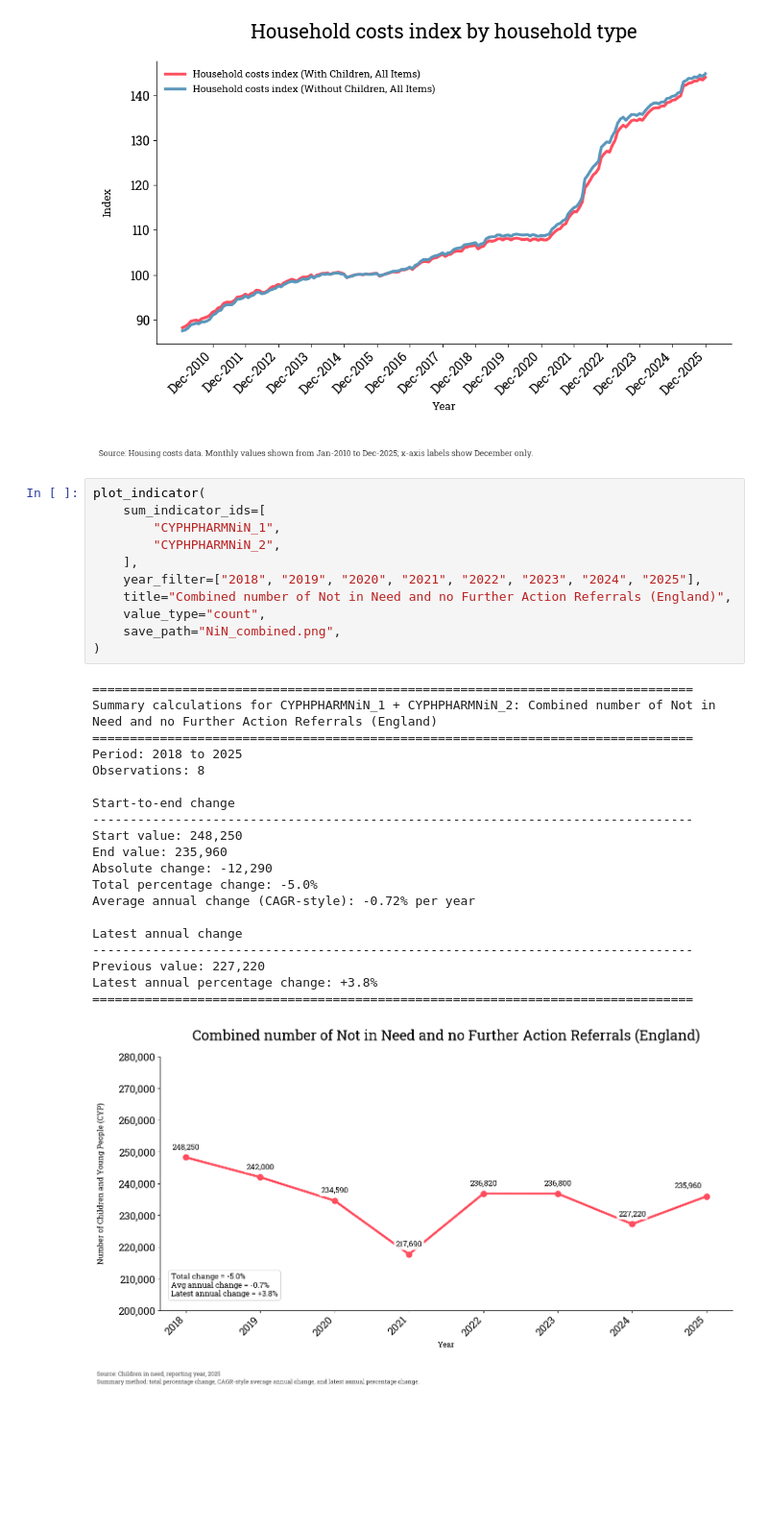
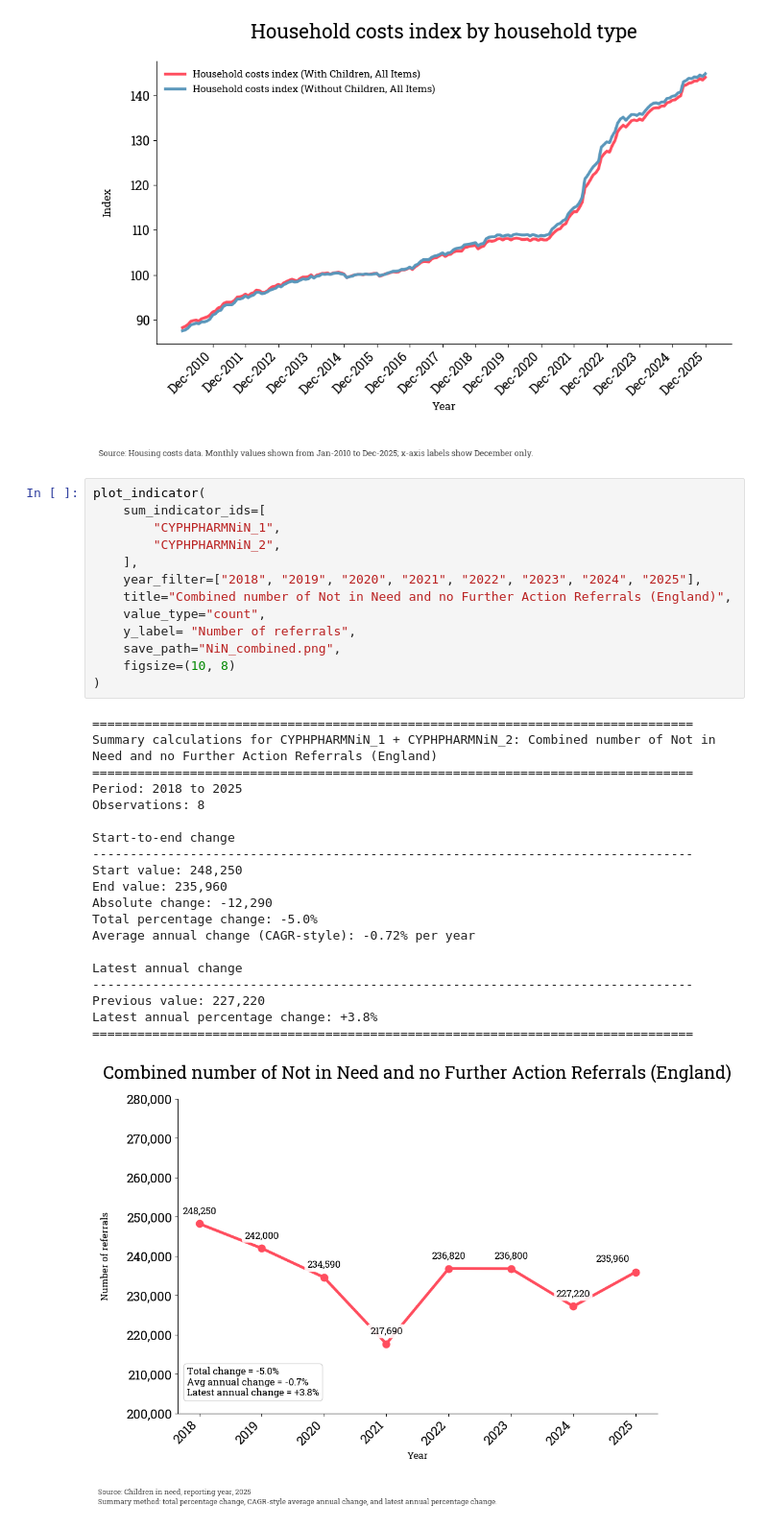
Before and after one commit to maluCYL/state_of_the_nation, a Jupyter notebook: scripts/single_graphs.ipynb, the cells around one changed output. Shown at 96% size. Cells and saved outputs as stored; diff of their text form; blank space fills up the shorter version.

```diff
--- a/scripts/single_graphs.ipynb
+++ b/scripts/single_graphs.ipynb
@@ -91,31 +130,33 @@ housing_costs_result = housing_costs_graph(
 plot_indicator(
     sum_indicator_ids=[
         "CYPHPHARMNiN_1",
         "CYPHPHARMNiN_2",
     ],
     year_filter=["2018", "2019", "2020", "2021", "2022", "2023", "2024", "2025"],
     title="Combined number of Not in Need and no Further Action Referrals (England)",
     value_type="count",
+    y_label= "Number of referrals",
     save_path="NiN_combined.png",
+    figsize=(10, 8)
 )
 # %% [output]
 ================================================================================
 Summary calculations for CYPHPHARMNiN_1 + CYPHPHARMNiN_2: Combined number of Not in Need and no Further Action Referrals (England)
 ================================================================================
 Period: 2018 to 2025
 Observations: 8
 
 Start-to-end change
 --------------------------------------------------------------------------------
 Start value: 248,250
 End value: 235,960
 Absolute change: -12,290
 Total percentage change: -5.0%
 Average annual change (CAGR-style): -0.72% per year
 
 Latest annual change
 --------------------------------------------------------------------------------
 Previous value: 227,220
 Latest annual percentage change: +3.8%
 ================================================================================
-[figure, old version]
+[figure, new version]
```
Also changed, not shown: parts of 4 cells of this notebook, 18 other files.
